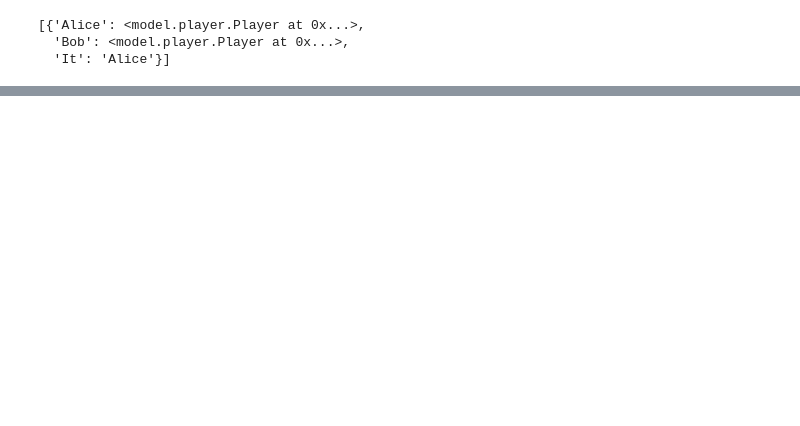
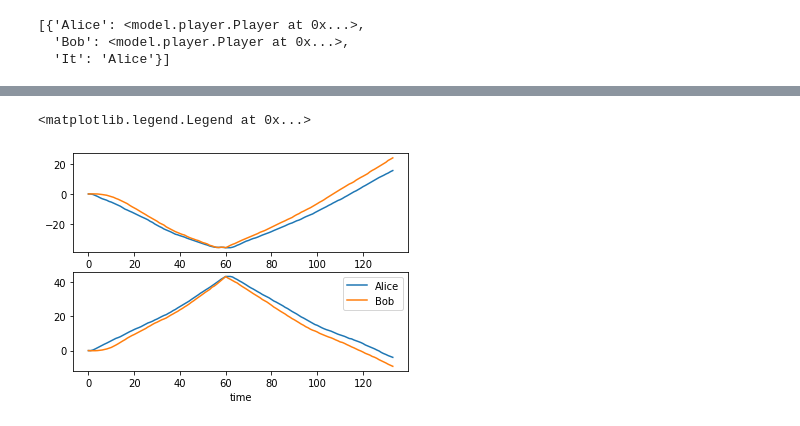
Before and after one commit to mzargham/fantasy-cadcad, a Jupyter notebook: simulation_notebook.ipynb, the cells around one changed output, grey strips where cells are left out. Drawn from its saved outputs; the diff is of its cells as text; code cells hidden in the pictures; blank space fills up the shorter version.

```diff
--- a/simulation_notebook.ipynb
+++ b/simulation_notebook.ipynb
@@ -170,0 +161,9 @@ df
+# %%
+fig,a =  plt.subplots(2,1)
+a[0].plot(df.timestep.values, df.Xa.values, df.timestep, df.Xb.values)
+a[1].plot(df.timestep.values,df.Ya.values, df.timestep.values, df.Yb.values)
+plt.xlabel("time")
+plt.legend(['Alice', 'Bob'])
+# %% [output]
+<matplotlib.legend.Legend at 0x...>
+[figure, added]
```
Also changed, not shown: parts of 27 cells of this notebook, 12 other files.
